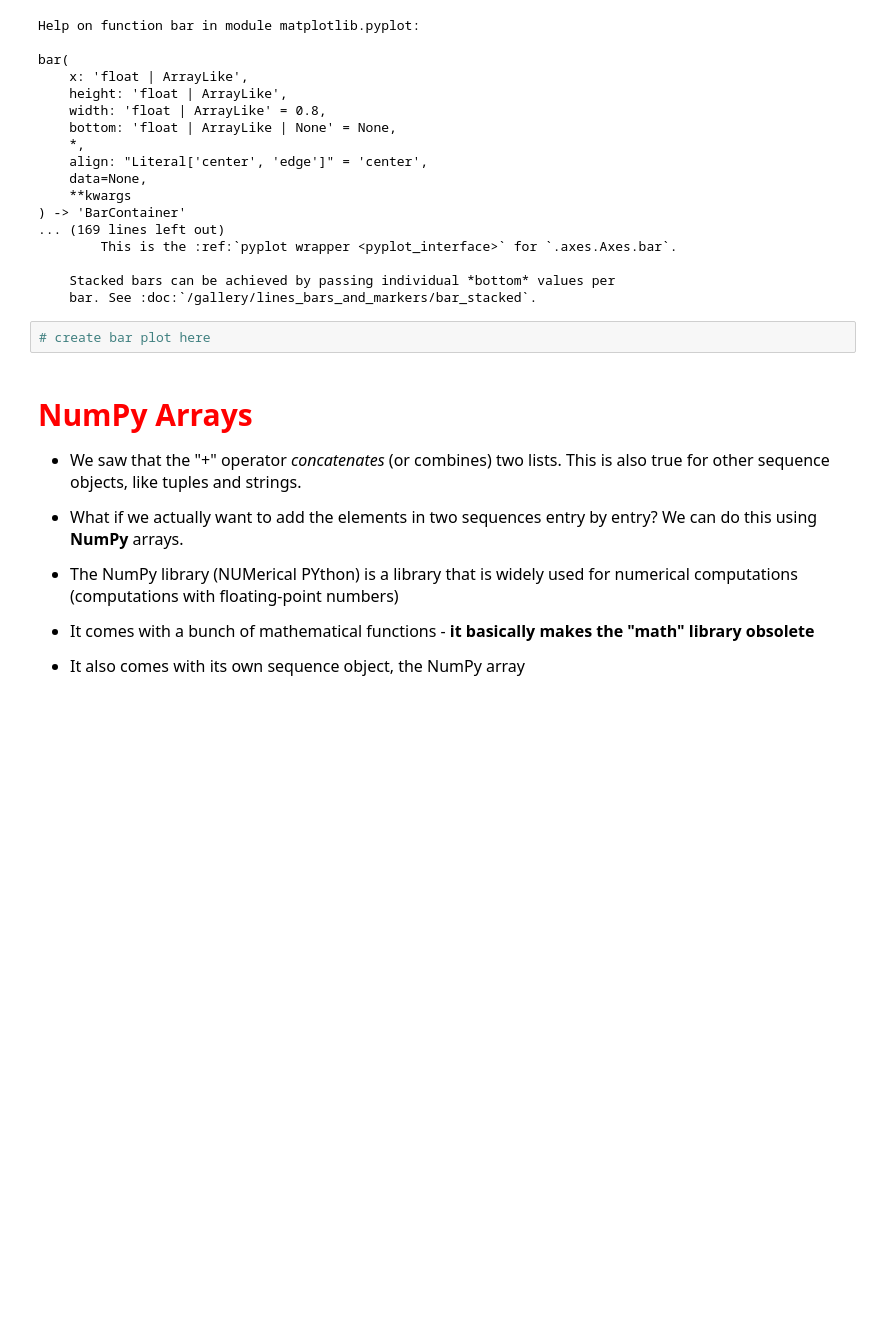
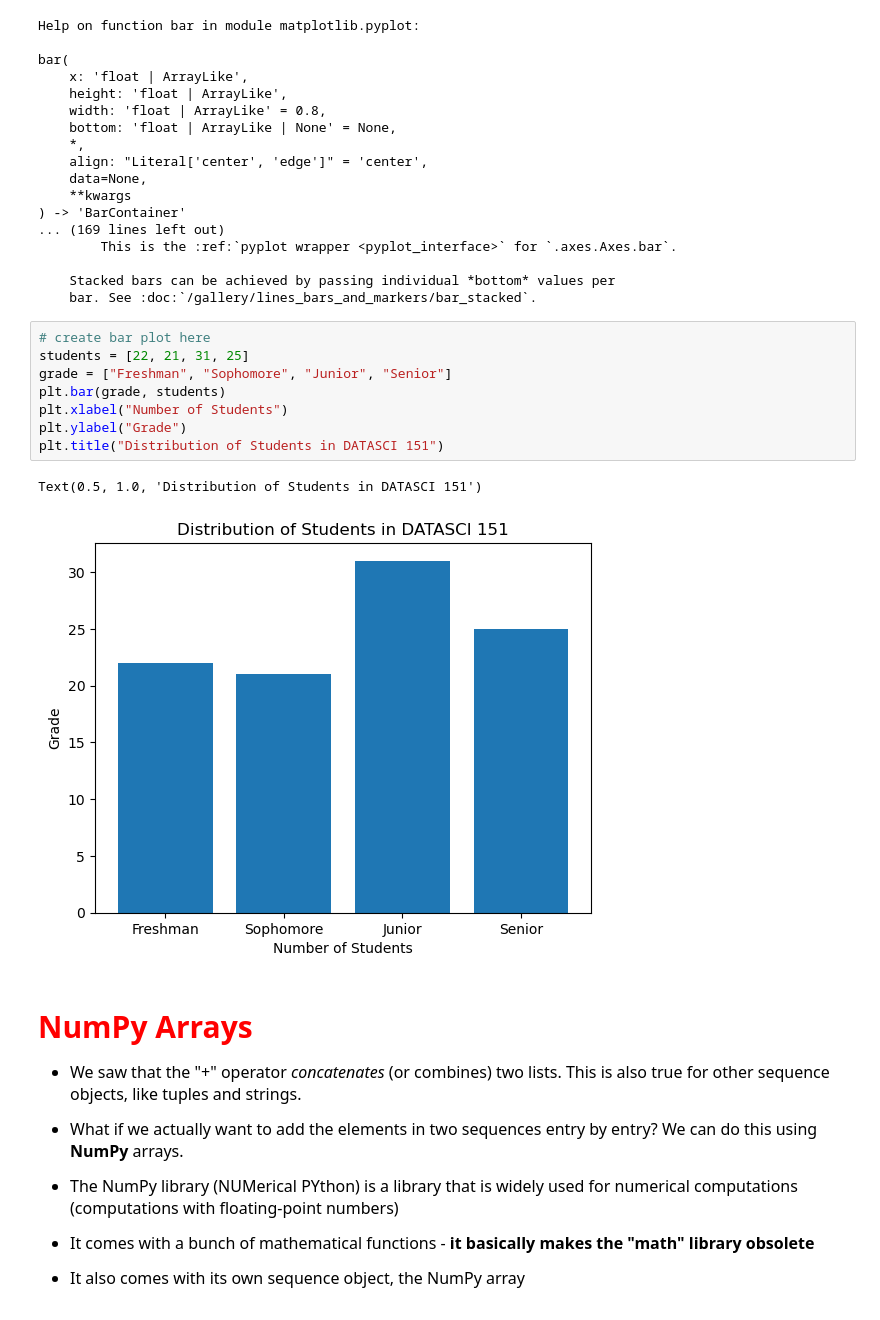
Before and after one commit to daniyalk-gh/datasci151spring2026, a Jupyter notebook: lecture_06/lecture_06.ipynb, the cells around one changed output. Cells and saved outputs as stored; diff of their text form; blank space fills up the shorter version.

```diff
--- a/lecture_06/lecture_06.ipynb
+++ b/lecture_06/lecture_06.ipynb
@@ -190,6 +190,15 @@ bar(
     bar. See :doc:`/gallery/lines_bars_and_markers/bar_stacked`.
 # %%
 # create bar plot here
+students = [22, 21, 31, 25]
+grade = ["Freshman", "Sophomore", "Junior", "Senior"]
+plt.bar(grade, students)
+plt.xlabel("Number of Students")
+plt.ylabel("Grade")
+plt.title("Distribution of Students in DATASCI 151")
+# %% [output]
+Text(0.5, 1.0, 'Distribution of Students in DATASCI 151')
+[figure, added]
 # %% [markdown]
 # <span style="color:red; font-size:30px"> NumPy Arrays</span>
 
```
Also changed, not shown: 1 other file.
